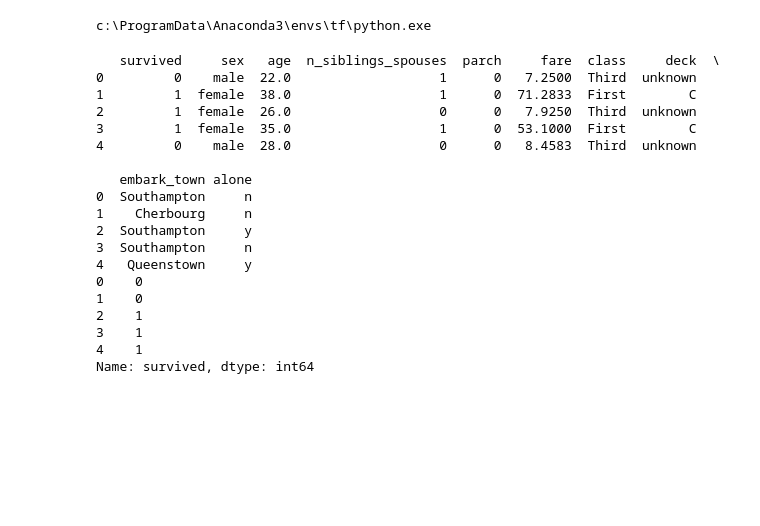
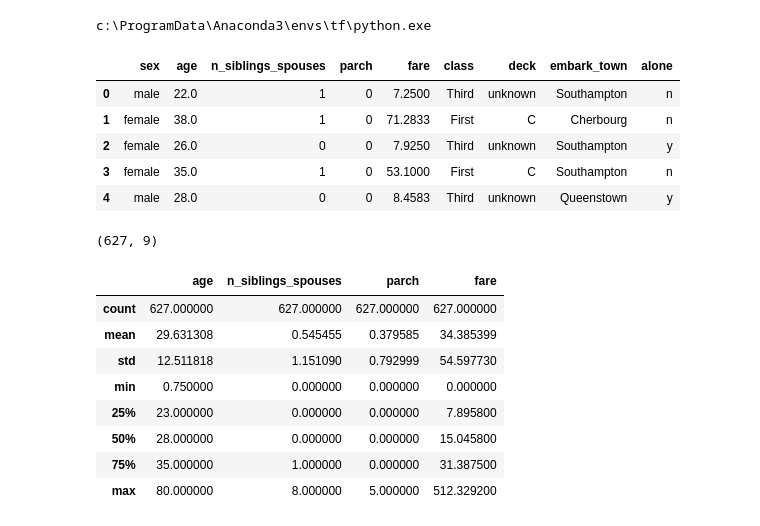
Before and after one commit to isocann/freecodecamp, a Jupyter notebook: Untitled.ipynb, the cells around one changed output. Drawn from its saved outputs; the diff is of its cells as text; code cells hidden in the pictures; blank space fills up the shorter version.

Commit message:
first analysis

```diff
--- a/Untitled.ipynb
+++ b/Untitled.ipynb
@@ -16,30 +16,29 @@ import tensorflow as tf
 # %%
 #load dataset
 dftrain = pd.read_csv('https://storage.googleapis.com/tf-datasets/titanic/train.csv')
 dfeval = pd.read_csv('https://storage.googleapis.com/tf-datasets/titanic/eval.csv')
-print(dftrain.head())
 y_train = dftrain.pop('survived')
 y_eval = dfeval.pop('survived')
-print(y_eval.head())
 #pop function return and modification is important
-print("a")
+dftrain.head()
 # %% [output]
-   survived     sex   age  n_siblings_spouses  parch     fare  class     deck  \
-0         0    male  22.0                   1      0   7.2500  Third  unknown
-1         1  female  38.0                   1      0  71.2833  First        C
-2         1  female  26.0                   0      0   7.9250  Third  unknown
-3         1  female  35.0                   1      0  53.1000  First        C
-4         0    male  28.0                   0      0   8.4583  Third  unknown
-
-   embark_town alone
-0  Southampton     n
-1    Cherbourg     n
-2  Southampton     y
-3  Southampton     n
-4   Queenstown     y
-0    0
-1    0
-2    1
-3    1
-4    1
-Name: survived, dtype: int64
+|  | sex | age | n_siblings_spouses | parch | fare | class | deck | embark_town | alone |
+| 0 | male | 22.0 | 1 | 0 | 7.2500 | Third | unknown | Southampton | n |
+| 1 | female | 38.0 | 1 | 0 | 71.2833 | First | C | Cherbourg | n |
+| 2 | female | 26.0 | 0 | 0 | 7.9250 | Third | unknown | Southampton | y |
+| 3 | female | 35.0 | 1 | 0 | 53.1000 | First | C | Southampton | n |
+| 4 | male | 28.0 | 0 | 0 | 8.4583 | Third | unknown | Queenstown | y |
+# %%
+print(dftrain.shape)
+dftrain.describe()
+# %% [output]
+(627, 9)
+|  | age | n_siblings_spouses | parch | fare |
+| count | 627.000000 | 627.000000 | 627.000000 | 627.000000 |
+| mean | 29.631308 | 0.545455 | 0.379585 | 34.385399 |
+| std | 12.511818 | 1.151090 | 0.792999 | 54.597730 |
+| min | 0.750000 | 0.000000 | 0.000000 | 0.000000 |
+| 25% | 23.000000 | 0.000000 | 0.000000 | 7.895800 |
+| 50% | 28.000000 | 0.000000 | 0.000000 | 15.045800 |
+| 75% | 35.000000 | 1.000000 | 0.000000 | 31.387500 |
+| max | 80.000000 | 8.000000 | 5.000000 | 512.329200 |
```
Also changed, not shown: parts of 3 cells of this notebook.
